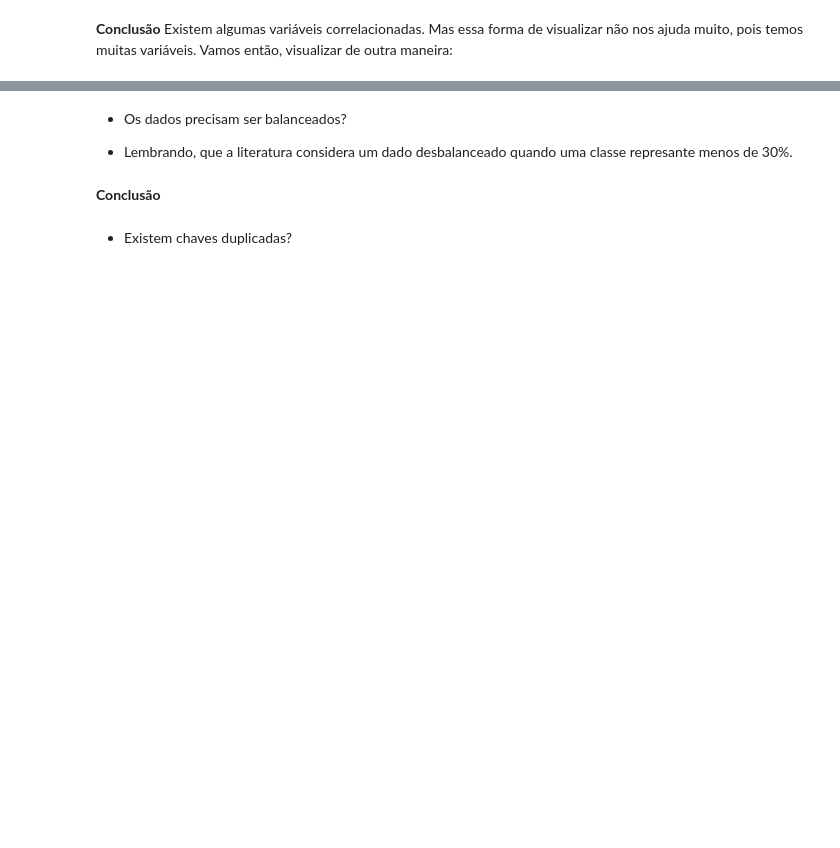
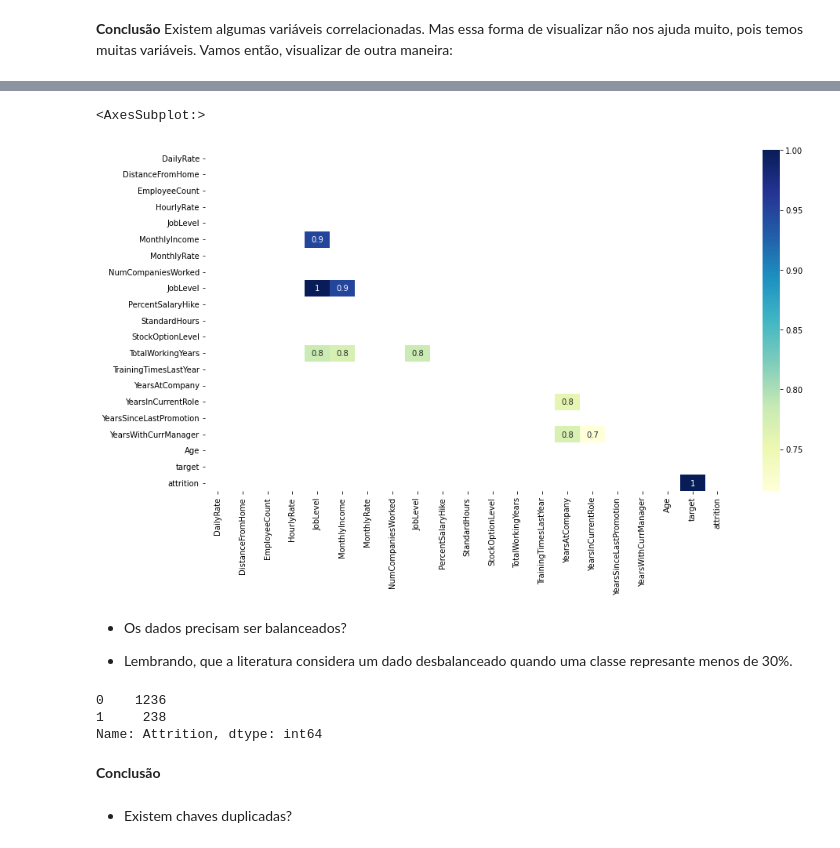
Before and after one commit to flaviobp/python-analise-dados, a Jupyter notebook: aulas/para_alunos_aula05/Aula_05_Crisp-dm-Entendendo_Dados-Copy1.ipynb, the cells around one changed output, grey strips where cells are left out. Saved outputs shown, nothing was run; the diff lists cells and outputs as text; code cells hidden in the pictures; blank space fills up the shorter version.

```diff
--- a/aulas/para_alunos_aula05/Aula_05_Crisp-dm-Entendendo_Dados-Copy1.ipynb
+++ b/aulas/para_alunos_aula05/Aula_05_Crisp-dm-Entendendo_Dados-Copy1.ipynb
@@ -467,0 +535,4 @@ df.head()
+# %%
+df_respota = df[continuas]
+df_respota['target'] = df.Attrition
+df_respota['attrition'] = df.Attrition
@@ -468,11 +550,29 @@ df.head()
+# %%
+# calculando a correlacao de novo
+corr = df_respota.corr(method='pearson')
+
+plt.figure(figsize=(15,8))
+absoluto = np.abs(corr)
+# fazendo um corte nos valores a serem mostrados
+corte = absoluto[(absoluto >= 0.7)]
+
+matriz = np.triu(corte)
+
+sns.heatmap(corte, mask= matriz, annot=True, cmap='YlGnBu', fmt='.1g')
+# %% [output]
+<AxesSubplot:>
+[figure, added]
 # %% [markdown]
 * Os dados precisam ser balanceados?
 
 - Lembrando, que a literatura considera um dado desbalanceado quando uma classe represante menos de 30%.
 # %%
 #code
-
-df.Attrition.value_counts(normalize=True)
+df.Attrition.value_counts()
+# %% [output]
+0    1236
+1     238
+Name: Attrition, dtype: int64
 # %% [markdown]
 **Conclusão**
 # %% [markdown]
```
Also changed, not shown: parts of 72 cells of this notebook.
